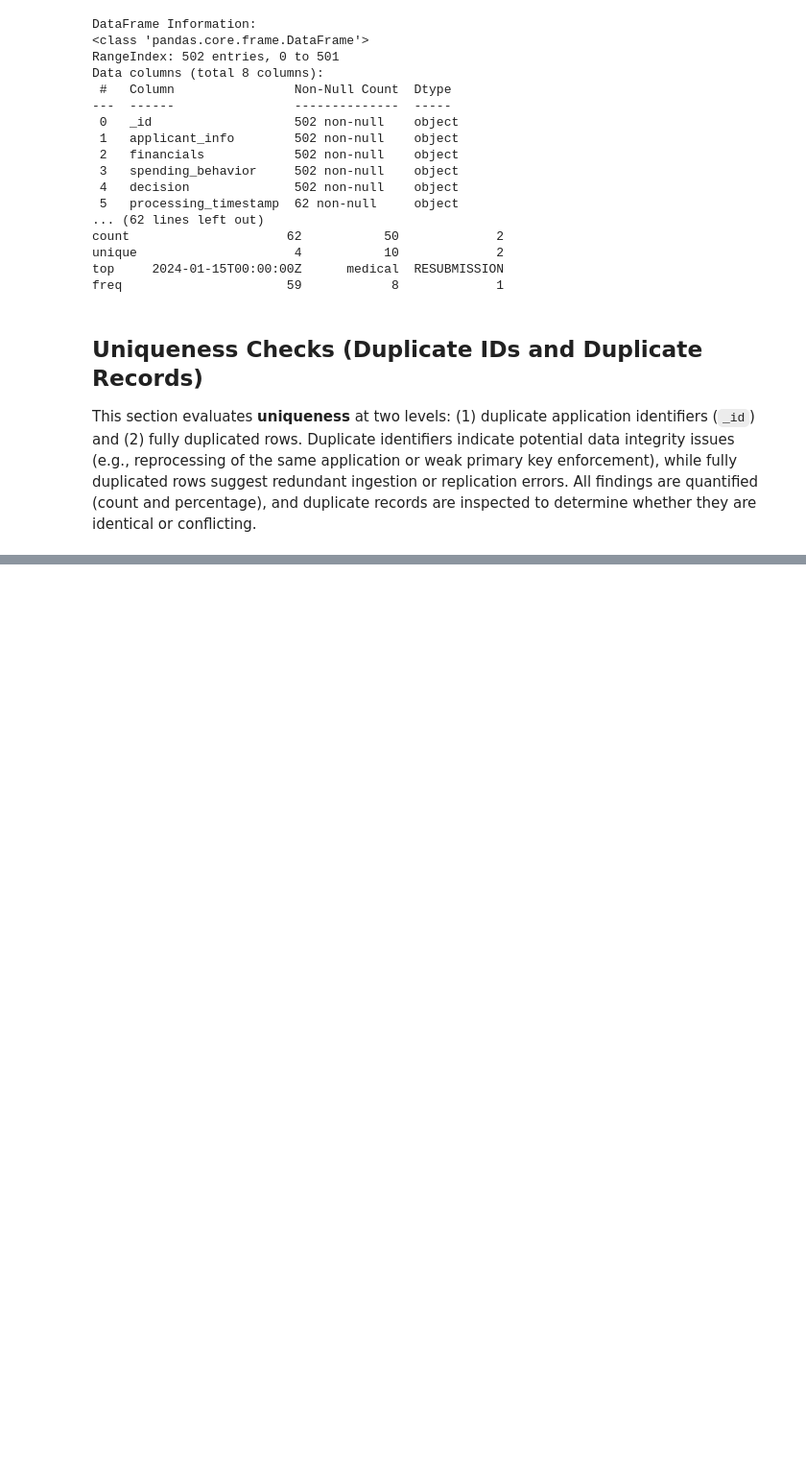
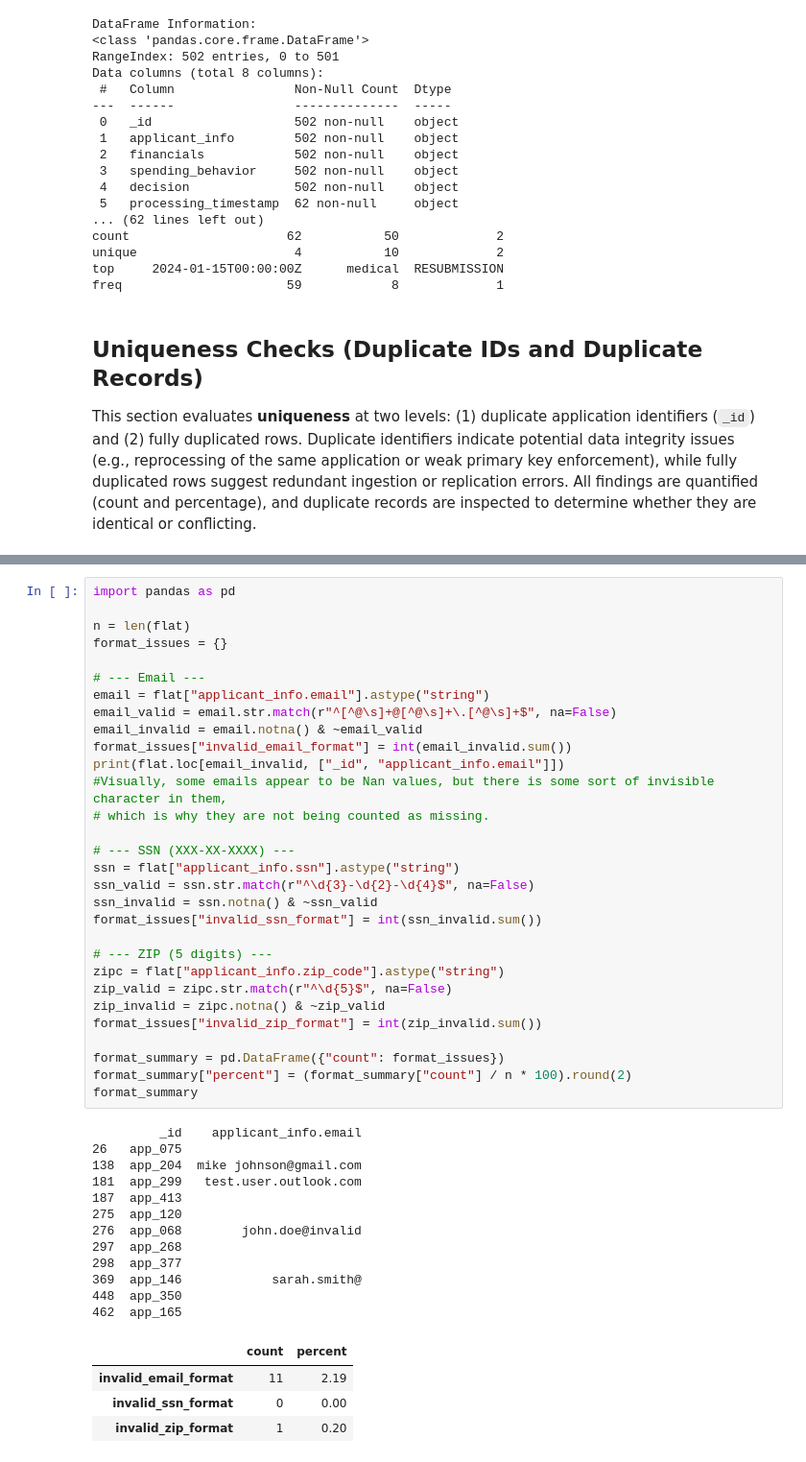
Before and after one commit to jmroque7/dego-project-team-14-TXB, a Jupyter notebook: Notebooks/01-data-quality.ipynb, the cells around one changed output, grey strips where cells are left out. Shown at 96% size. Cells and saved outputs as stored; diff of their text form; blank space fills up the shorter version.

```diff
--- a/Notebooks/01-data-quality.ipynb
+++ b/Notebooks/01-data-quality.ipynb
@@ -313,0 +414,47 @@ Additionally, gender values were standardized to a controlled vocabulary (`male`
+# %%
+import pandas as pd
+
+n = len(flat)
+format_issues = {}
+
+# --- Email ---
+email = flat["applicant_info.email"].astype("string")
+email_valid = email.str.match(r"^[^@\s]+@[^@\s]+\.[^@\s]+$", na=False)
+email_invalid = email.notna() & ~email_valid
+format_issues["invalid_email_format"] = int(email_invalid.sum())
+print(flat.loc[email_invalid, ["_id", "applicant_info.email"]])
+#Visually, some emails appear to be Nan values, but there is some sort of invisible character in them,
+# which is why they are not being counted as missing.
+
+# --- SSN (XXX-XX-XXXX) ---
+ssn = flat["applicant_info.ssn"].astype("string")
+ssn_valid = ssn.str.match(r"^\d{3}-\d{2}-\d{4}$", na=False)
+ssn_invalid = ssn.notna() & ~ssn_valid
+format_issues["invalid_ssn_format"] = int(ssn_invalid.sum())
+
+# --- ZIP (5 digits) ---
+zipc = flat["applicant_info.zip_code"].astype("string")
+zip_valid = zipc.str.match(r"^\d{5}$", na=False)
+zip_invalid = zipc.notna() & ~zip_valid
+format_issues["invalid_zip_format"] = int(zip_invalid.sum())
+
+format_summary = pd.DataFrame({"count": format_issues})
+format_summary["percent"] = (format_summary["count"] / n * 100).round(2)
+format_summary
+# %% [output]
+         _id    applicant_info.email
+26   app_075
+138  app_204  mike johnson@gmail.com
+181  app_299   test.user.outlook.com
+187  app_413
+275  app_120
+276  app_068        john.doe@invalid
+297  app_268
+298  app_377
+369  app_146            sarah.smith@
+448  app_350
+462  app_165
+|  | count | percent |
+| invalid_email_format | 11 | 2.19 |
+| invalid_ssn_format | 0 | 0.00 |
+| invalid_zip_format | 1 | 0.20 |
```
Also changed, not shown: parts of 21 cells of this notebook.
